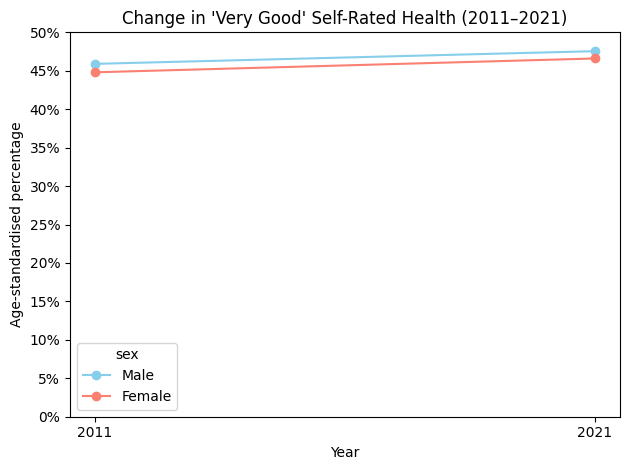
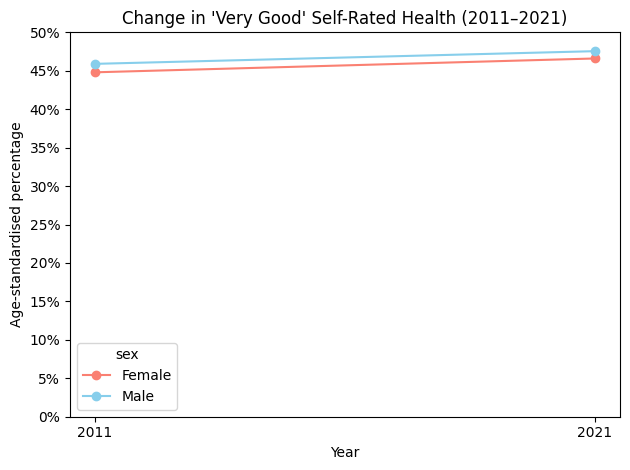
Code edit (unified diff) that turned the first committed figure into the second:
--- before
+++ after
@@ -2,5 +2,5 @@
 very_good = census_health_sex[census_health_sex["health_status"] == "Very good"]
 
-# Create a pivot table
+# Creating a pivot table
 pivot_vg = very_good.pivot_table(
     index="year",
@@ -9,26 +9,22 @@
 )
 
-# --- CRITICAL STEP FOR COLORS ---
-# Reorder columns to ensure Male is first, then Female.
-# This ensures Male gets 'skyblue' and Female gets 'salmon'
-pivot_vg = pivot_vg[['Male', 'Female']]
-my_colors = ['skyblue', 'salmon']
+my_colours = ['salmon', 'skyblue']
 
-# Plot as a line chart with the specific colors
-ax = pivot_vg.plot(marker="o", color=my_colors)
+# Plotting as a line chart with the specific colours
+ax = pivot_vg.plot(marker="o", color=my_colours)
 
-# Add titles and labels
+# Titles and labels
 ax.set_title("Change in 'Very Good' Self-Rated Health (2011–2021)")
 ax.set_xlabel("Year")
 ax.set_ylabel("Age-standardised percentage")
 
-# Show years clearly on x-axis
+# Showing years clearly on x-axis
 plt.xticks([2011, 2021])
 
-# Show more y-axis detail (every 5%)
+# Showing more y-axis detail (every 5%)
 ax.set_yticks(range(0, 55, 5))
 ax.yaxis.set_major_formatter(lambda x, pos: f"{x:.0f}%")
 
-# Clean layout
+# Cleaning layout
 plt.tight_layout()
 plt.show()

Commit: Fixed typos